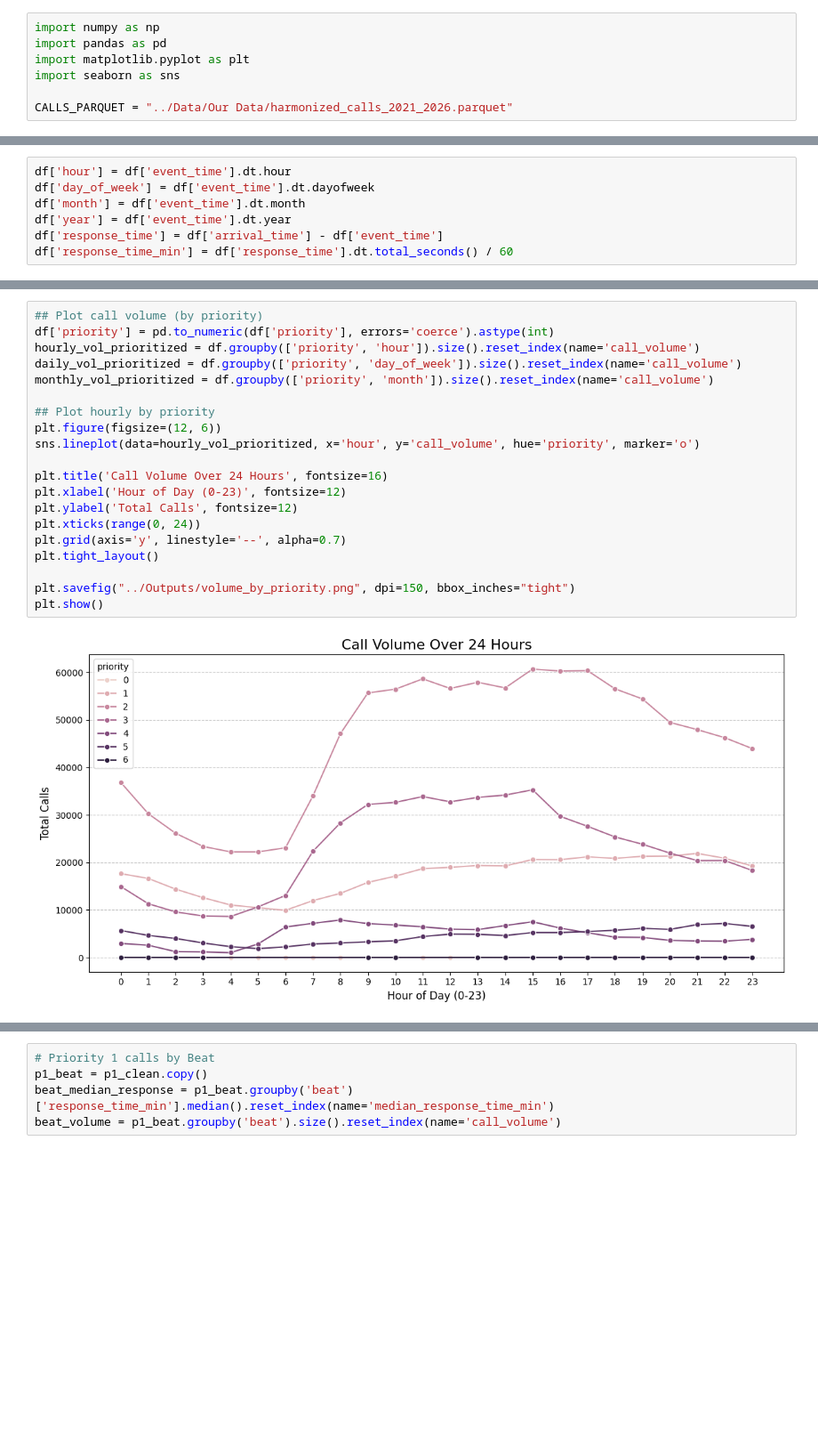
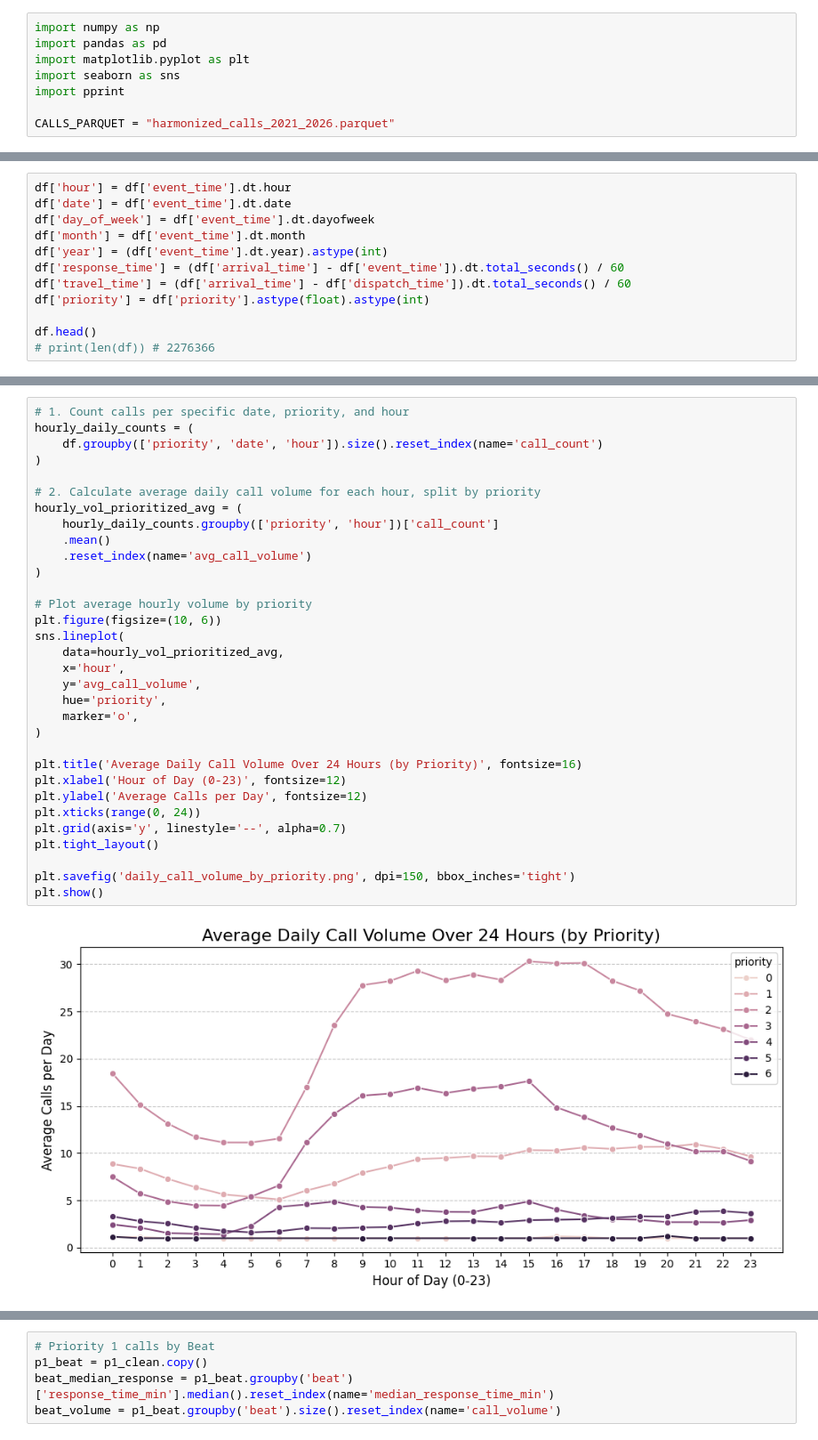
Before and after one commit to yoonoolee/oakland_police_department, a Jupyter notebook: test_cindy.ipynb, the cells around one changed output, grey strips where cells are left out. Shown at 89% size. Drawn from its saved outputs; the diff is of its cells as text; blank space fills up the shorter version.

Commit message:
add travel time and update y axis for graphs

```diff
--- a/test_cindy.ipynb
+++ b/test_cindy.ipynb
@@ -3,7 +3,8 @@ import numpy as np
 import pandas as pd
 import matplotlib.pyplot as plt
 import seaborn as sns
+import pprint
 
-CALLS_PARQUET = "../Data/Our Data/harmonized_calls_2021_2026.parquet"
+CALLS_PARQUET = "harmonized_calls_2021_2026.parquet"
 # %%
 df = pd.read_parquet(CALLS_PARQUET, engine='fastparquet')
@@ -18,7 +11,12 @@ df.head()
 # %%
 df['hour'] = df['event_time'].dt.hour
+df['date'] = df['event_time'].dt.date
 df['day_of_week'] = df['event_time'].dt.dayofweek
 df['month'] = df['event_time'].dt.month
-df['year'] = df['event_time'].dt.year
-df['response_time'] = df['arrival_time'] - df['event_time']
-df['response_time_min'] = df['response_time'].dt.total_seconds() / 60
+df['year'] = (df['event_time'].dt.year).astype(int)
+df['response_time'] = (df['arrival_time'] - df['event_time']).dt.total_seconds() / 60
+df['travel_time'] = (df['arrival_time'] - df['dispatch_time']).dt.total_seconds() / 60
+df['priority'] = df['priority'].astype(float).astype(int)
+
+df.head()
+# print(len(df)) # 2276366
@@ -125,22 +160,34 @@ plt.show()
 # %%
-## Plot call volume (by priority)
-df['priority'] = pd.to_numeric(df['priority'], errors='coerce').astype(int)
-hourly_vol_prioritized = df.groupby(['priority', 'hour']).size().reset_index(name='call_volume')
-daily_vol_prioritized = df.groupby(['priority', 'day_of_week']).size().reset_index(name='call_volume')
-monthly_vol_prioritized = df.groupby(['priority', 'month']).size().reset_index(name='call_volume')
+# 1. Count calls per specific date, priority, and hour
+hourly_daily_counts = (
+    df.groupby(['priority', 'date', 'hour']).size().reset_index(name='call_count')
+)
 
-## Plot hourly by priority
-plt.figure(figsize=(12, 6))
-sns.lineplot(data=hourly_vol_prioritized, x='hour', y='call_volume', hue='priority', marker='o')
+# 2. Calculate average daily call volume for each hour, split by priority
+hourly_vol_prioritized_avg = (
+    hourly_daily_counts.groupby(['priority', 'hour'])['call_count']
+    .mean()
+    .reset_index(name='avg_call_volume')
+)
 
-plt.title('Call Volume Over 24 Hours', fontsize=16)
+# Plot average hourly volume by priority
+plt.figure(figsize=(10, 6))
+sns.lineplot(
+    data=hourly_vol_prioritized_avg,
+    x='hour',
+    y='avg_call_volume',
+    hue='priority',
+    marker='o',
+)
+
+plt.title('Average Daily Call Volume Over 24 Hours (by Priority)', fontsize=16)
 plt.xlabel('Hour of Day (0-23)', fontsize=12)
-plt.ylabel('Total Calls', fontsize=12)
+plt.ylabel('Average Calls per Day', fontsize=12)
 plt.xticks(range(0, 24))
 plt.grid(axis='y', linestyle='--', alpha=0.7)
 plt.tight_layout()
 
-plt.savefig("../Outputs/volume_by_priority.png", dpi=150, bbox_inches="tight")
+plt.savefig('daily_call_volume_by_priority.png', dpi=150, bbox_inches='tight')
 plt.show()
 # %% [output]
-[figure, old version]
+[figure, new version]
```
Also changed, not shown: parts of 21 cells of this notebook.
